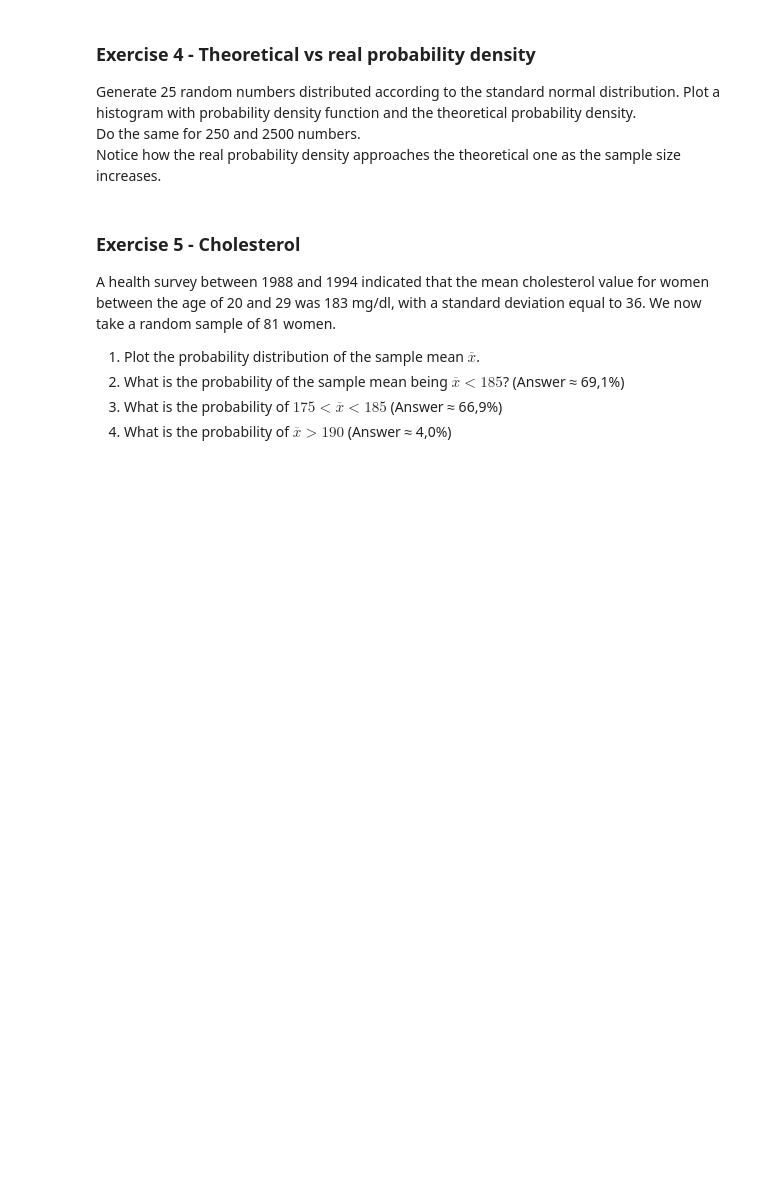
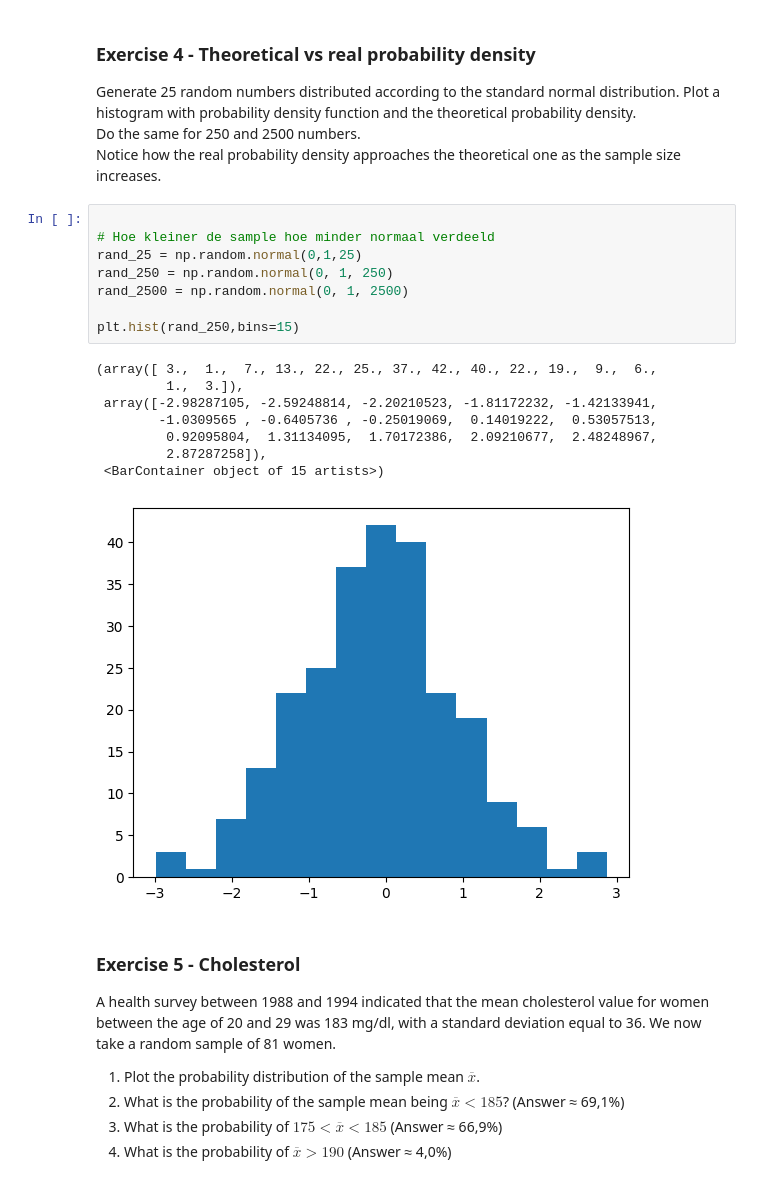
Before and after one commit to Bataklik/Data-Science-_-AI, a Jupyter notebook: 3-central-limit-testing/lab_3_01.ipynb, the cells around one changed output. Cells and saved outputs as stored; diff of their text form; blank space fills up the shorter version.

```diff
--- a/3-central-limit-testing/lab_3_01.ipynb
+++ b/3-central-limit-testing/lab_3_01.ipynb
@@ -53,6 +110,23 @@ Also make a graphical plot of the standard normal distribution, so you can compa
 Generate 25 random numbers distributed according to the standard normal distribution. Plot a histogram with probability density function and the theoretical probability density.
 Do the same for 250 and 2500 numbers.
 Notice how the real probability density approaches the theoretical one as the sample size increases.
+# %%
+
+# Hoe kleiner de sample hoe minder normaal verdeeld
+rand_25 = np.random.normal(0,1,25)
+rand_250 = np.random.normal(0, 1, 250)
+rand_2500 = np.random.normal(0, 1, 2500)
+
+plt.hist(rand_250,bins=15)
+# %% [output]
+(array([ 3.,  1.,  7., 13., 22., 25., 37., 42., 40., 22., 19.,  9.,  6.,
+         1.,  3.]),
+ array([-2.98287105, -2.59248814, -2.20210523, -1.81172232, -1.42133941,
+        -1.0309565 , -0.6405736 , -0.25019069,  0.14019222,  0.53057513,
+         0.92095804,  1.31134095,  1.70172386,  2.09210677,  2.48248967,
+         2.87287258]),
+ <BarContainer object of 15 artists>)
+[figure, added]
 # %% [markdown]
 ### Exercise 5 - Cholesterol
 A health survey between 1988 and 1994 indicated that the mean cholesterol value for women between the age of 20 and 29 was 183 mg/dl, with a standard deviation equal to 36. We now take a random sample of 81 women.
```
Also changed, not shown: parts of 7 cells of this notebook, 2 other files.
